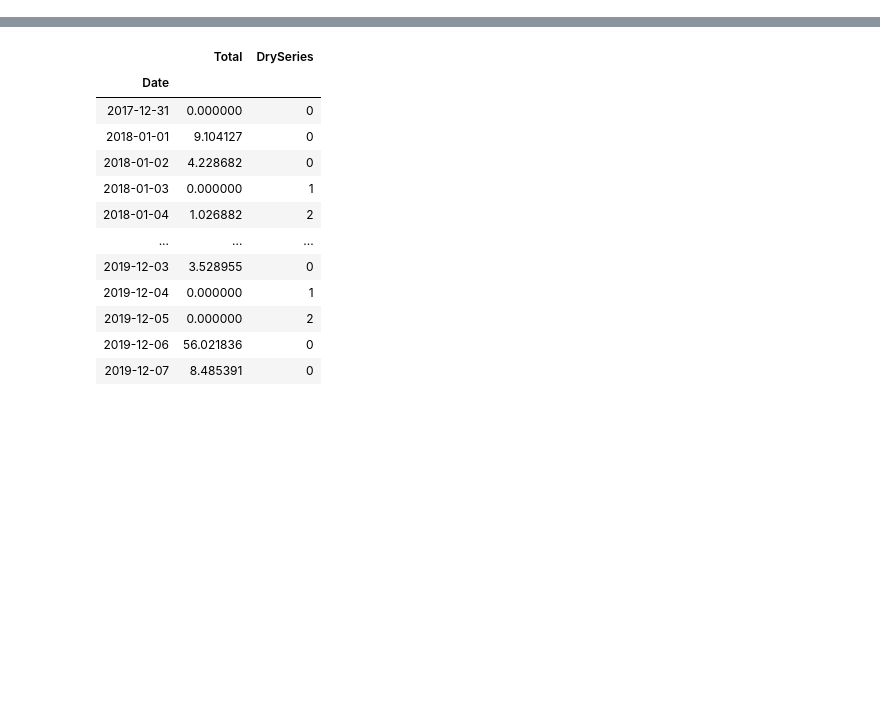
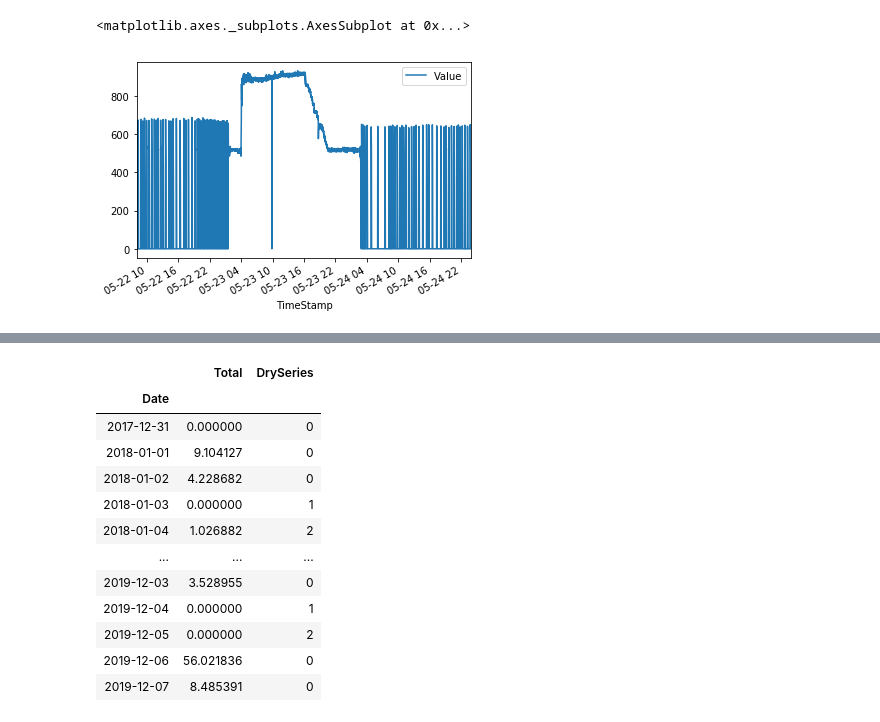
Before and after one commit to JalkapalloX/JBG060-Data-Challenge-3, a Jupyter notebook: Utility/RainData&LevelFlow.ipynb, the cells around one changed output, grey strips where cells are left out. Saved outputs shown, nothing was run; the diff lists cells and outputs as text; code cells hidden in the pictures; blank space fills up the shorter version.

```diff
--- a/Utility/RainData&LevelFlow.ipynb
+++ b/Utility/RainData&LevelFlow.ipynb
@@ -82,3 +80,5 @@ pickle_in = open("/Users/blazejmanczak/Desktop/Q1/DataChallenge3/ma_df", "rb")
 df = pickle.load(pickle_in)
+# %%
+level_data_DRU, flow_data_DRU = df.level_data, df.flow_data
 # %%
 rain_data_DRU = summarize_rain_data(rain_data, area_data= df.area_data, village_code="DRU", dry_threshold=2.5)[['Start', 'End', 'Total']]
@@ -88,0 +133,13 @@ level_data_DRU.to_csv("levelDru.csv")
+# %%
+def take_subset(start_date, end_date, rain = rain_data_DRU, level = level_data_DRU, flow = flow_data_DRU):
+    rain = rain.copy()
+    level = level.copy()
+    flow = flow.copy()
+
+    rain = rain[(rain['Start'] > start_date) & (rain['Start'] < end_date)]
+    level = level[(level['TimeStamp'] > start_date) & (level['TimeStamp'] < end_date)]
+    flow = flow[(flow['TimeStamp'] > start_date) & (flow['TimeStamp'] < end_date)]
+
+    return rain, level, flow
+
+rain, level, flow = take_subset('2018-05-22 08:00:00','2018-05-25 00:00:00')
@@ -88,0 +162,5 @@ level_data_DRU.to_csv("levelDru.csv")
+# %%
+flow.plot(x = 'TimeStamp', y = 'Value')
+# %% [output]
+<matplotlib.axes._subplots.AxesSubplot at 0x...>
+[figure, added]
```
Also changed, not shown: parts of 12 cells of this notebook, 4 other files.
